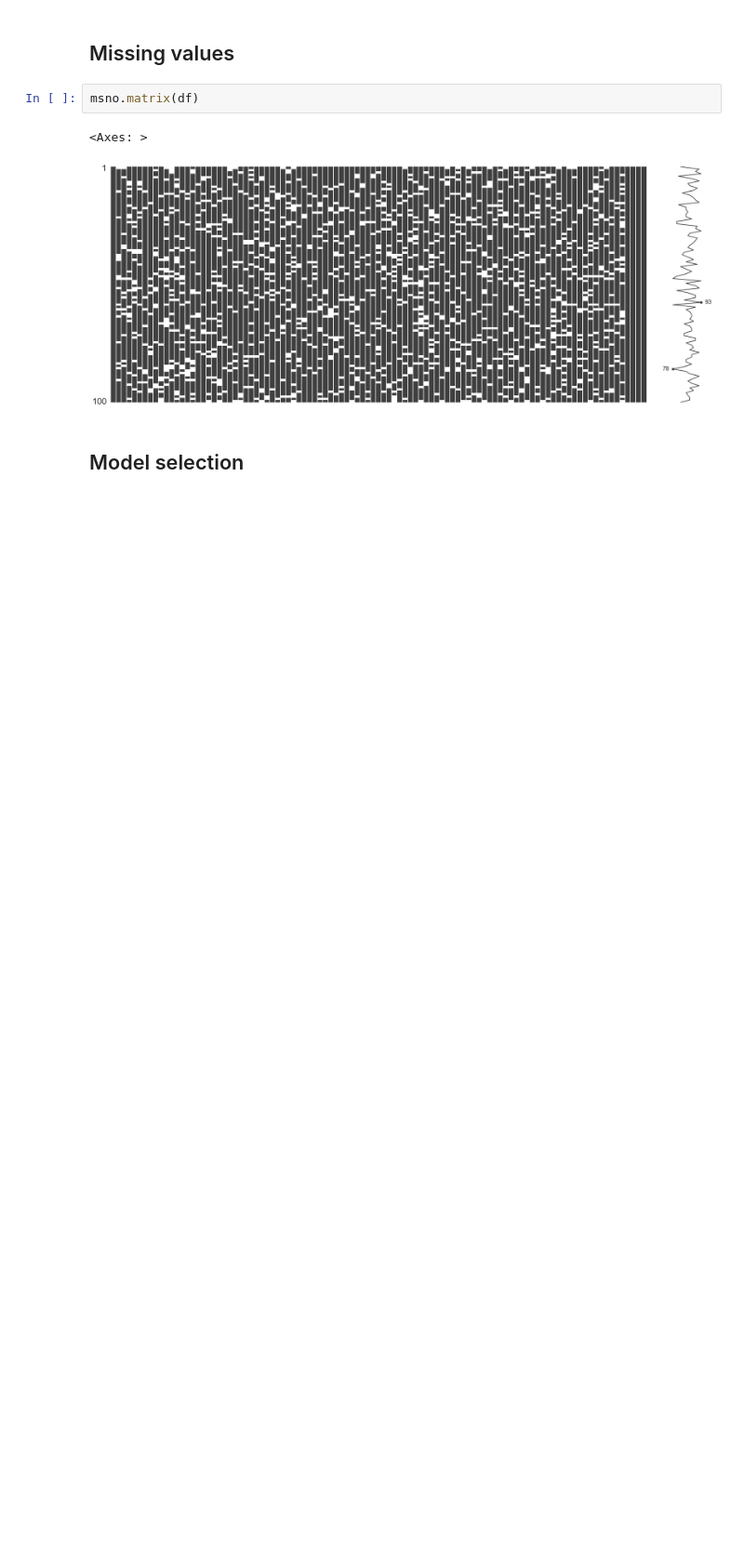
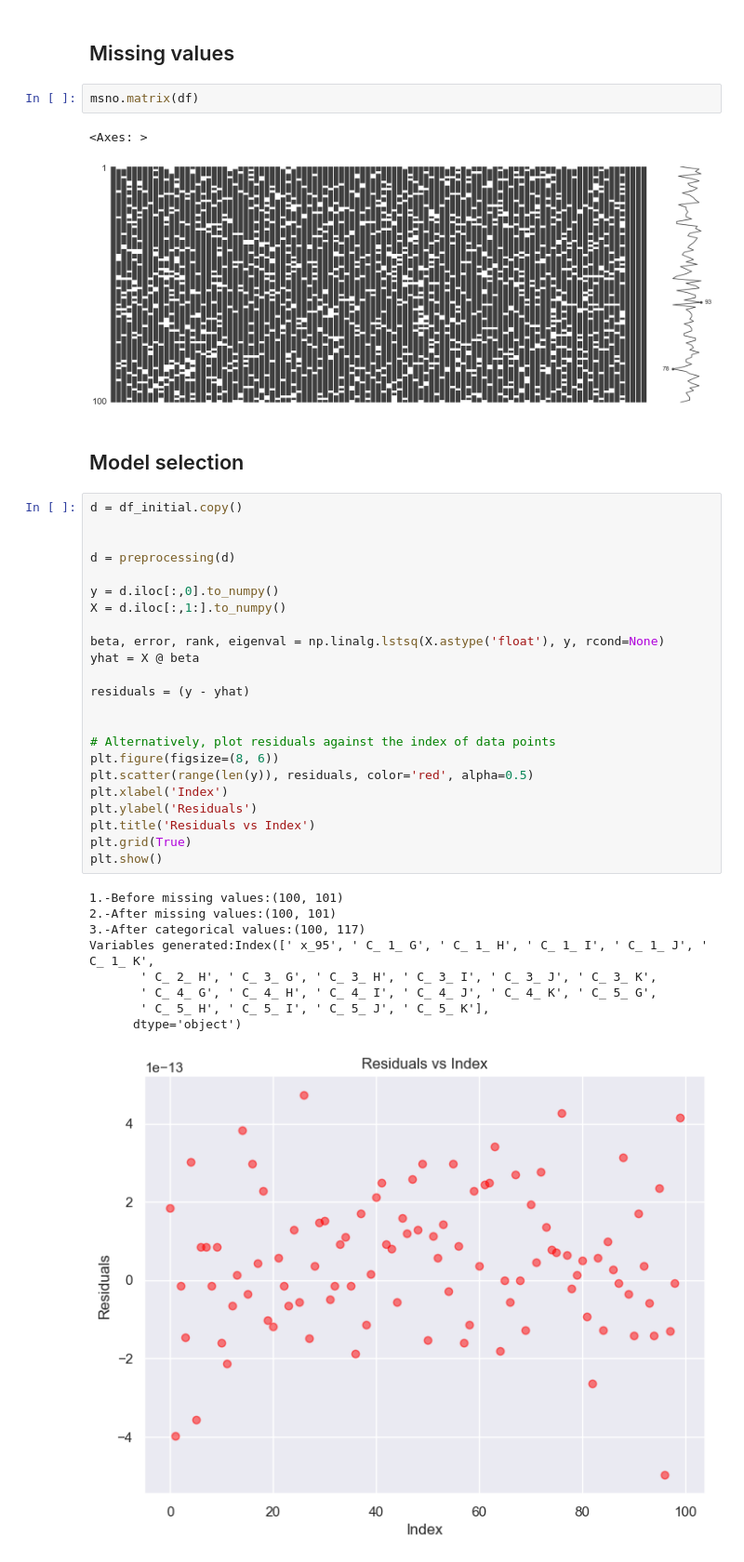
Before and after one commit to ferraster/project_1_CDA, a Jupyter notebook: project_1.ipynb, the cells around one changed output. Shown: that part at 93% size. Drawn from its saved outputs; the diff is of its cells as text; blank space fills up the shorter version.

```diff
--- a/project_1.ipynb
+++ b/project_1.ipynb
@@ -47,4 +40,37 @@ msno.matrix(df)
 [figure]
 # %% [markdown]
 ## Model selection
+# %%
+d = df_initial.copy()
+
+
+d = preprocessing(d)
+
+y = d.iloc[:,0].to_numpy()
+X = d.iloc[:,1:].to_numpy()
+
+beta, error, rank, eigenval = np.linalg.lstsq(X.astype('float'), y, rcond=None)
+yhat = X @ beta
+
+residuals = (y - yhat)
+
+
+# Alternatively, plot residuals against the index of data points
+plt.figure(figsize=(8, 6))
+plt.scatter(range(len(y)), residuals, color='red', alpha=0.5)
+plt.xlabel('Index')
+plt.ylabel('Residuals')
+plt.title('Residuals vs Index')
+plt.grid(True)
+plt.show()
+# %% [output]
+1.-Before missing values:(100, 101)
+2.-After missing values:(100, 101)
+3.-After categorical values:(100, 117)
+Variables generated:Index([' x_95', ' C_ 1_ G', ' C_ 1_ H', ' C_ 1_ I', ' C_ 1_ J', ' C_ 1_ K',
+       ' C_ 2_ H', ' C_ 3_ G', ' C_ 3_ H', ' C_ 3_ I', ' C_ 3_ J', ' C_ 3_ K',
+       ' C_ 4_ G', ' C_ 4_ H', ' C_ 4_ I', ' C_ 4_ J', ' C_ 4_ K', ' C_ 5_ G',
+       ' C_ 5_ H', ' C_ 5_ I', ' C_ 5_ J', ' C_ 5_ K'],
+      dtype='object')
+[figure, added]
 # %% [markdown]
```
Also changed, not shown: parts of 12 cells of this notebook, 2 other files.
